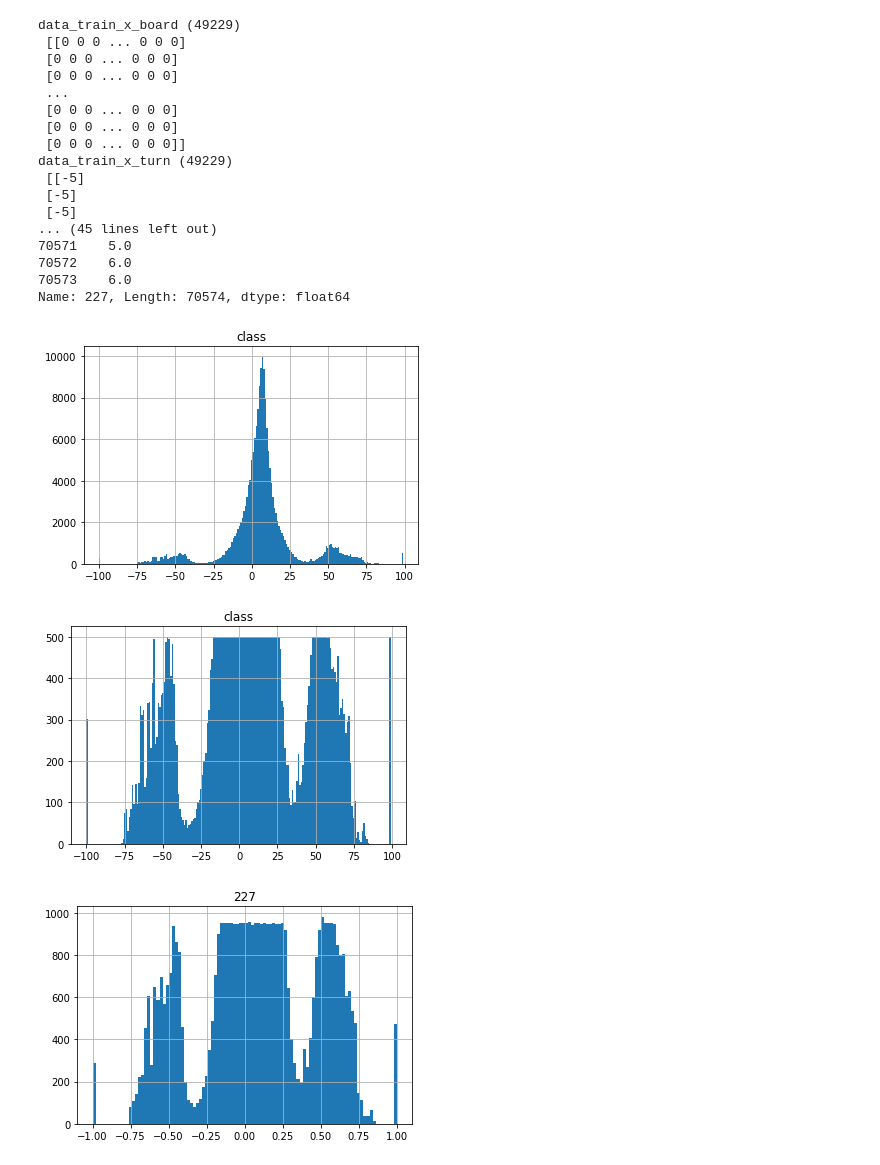
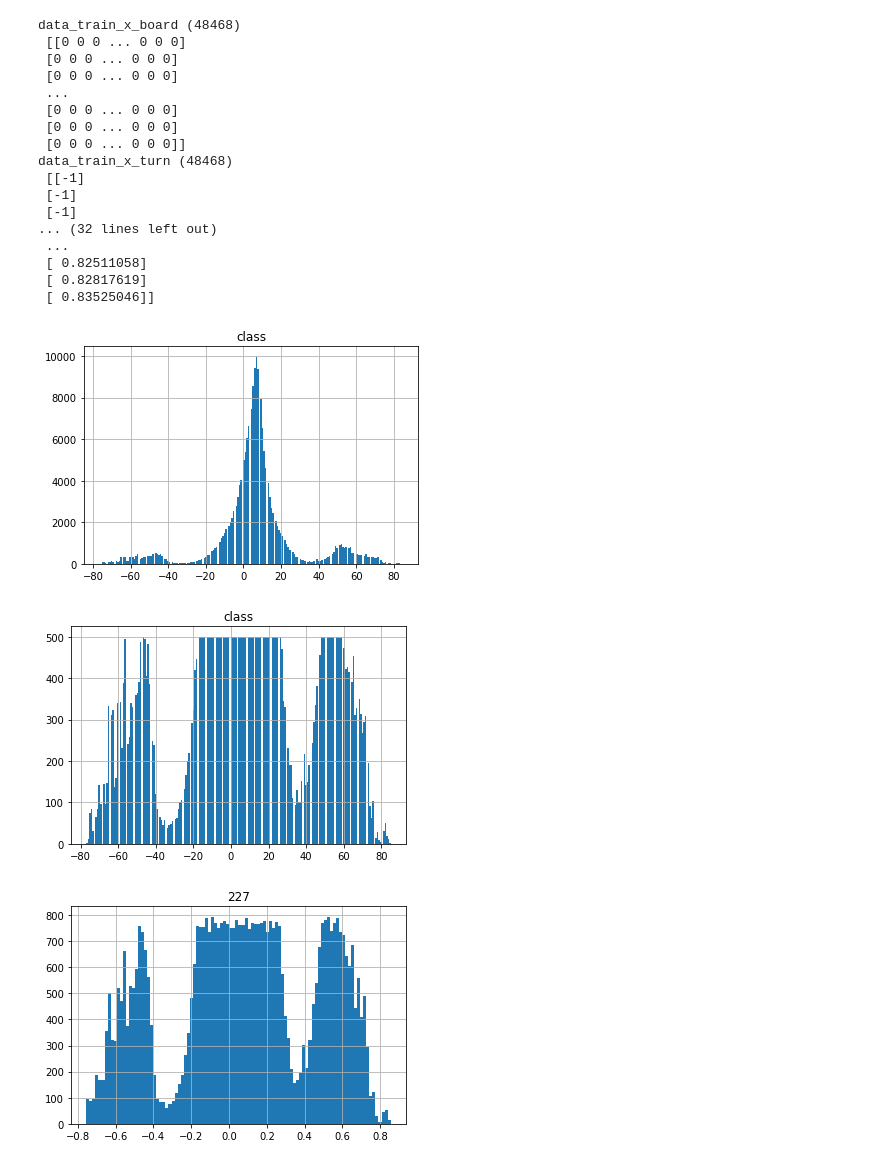
Before and after one commit to akmsprhns-edu/BakD-GomokuTrainer, a Jupyter notebook: PythonScripts/TrainSupervisedV2.ipynb, the cells around one changed output. Drawn from its saved outputs; the diff is of its cells as text; code cells hidden in the pictures.

```diff
--- a/PythonScripts/TrainSupervisedV2.ipynb
+++ b/PythonScripts/TrainSupervisedV2.ipynb
@@ -20,6 +20,7 @@ data_raw = pd.concat([
 input_slice = range(225)
 ##Reverse first player evaluations
 #print("before \n", data_raw[lambda x: x[450] == 1])
+data_raw = data_raw[data_raw[227] != 1].reset_index(drop = True)
 data_raw.loc[lambda x: x[225] == 1,227] = data_raw.loc[lambda x: x[225] == 1,227].apply(lambda x: x*-1)
 #data_raw.loc[lambda x: x[225] == 1,input_slice] = data_raw.loc[lambda x: x[225] == 1,input_slice].apply(lambda x: x*-1)
 #print("after \n", data_raw[lambda x: x[450] == 1])
@@ -36,49 +37,48 @@ data_raw.hist(column="class", bins=200)
 data_train = data_raw[data_raw.index % 20 != 0].reset_index(drop = True)
 data_validation = data_raw[data_raw.index % 20 == 0].reset_index(drop = True)
 
 data_train_x_board = data_train[input_slice].to_numpy()
-data_train_x_turn = data_train[225].to_numpy().reshape((-1,1)) * -2 - 3
+data_train_x_turn = data_train[225].to_numpy().reshape((-1,1)) * -2 + 3
 data_validation_x_board = data_validation[input_slice].to_numpy()
-data_validation_x_turn = data_validation[225].to_numpy().reshape((-1,1)) * -2 - 3
+data_validation_x_turn = data_validation[225].to_numpy().reshape((-1,1)) * -2 + 3
 
 data_train_y = data_train[[227]].to_numpy()
 data_validation_y = data_validation[[227]].to_numpy()
 
 data_train.hist(column=227, bins=100)
 
 
 
 print(f"data_train_x_board ({len(data_train_x_board)}) \n", data_train_x_board)
 print(f"data_train_x_turn ({len(data_train_x_turn)}) \n", data_train_x_turn)
 print(f"data_train_y ({len(data_train_y)}) \n", data_train_y)
 print(f"data_validation_x_board ({len(data_validation_x_board)}) \n", data_validation_x_board)
 print(f"data_validation_x_turn ({len(data_validation_x_turn)}) \n", data_validation_x_turn)
 print(f"data_validation_y ({len(data_validation_y)}) \n", data_validation_y)
-print(f"classes ({len(classes)})) \n", classes)
 
 #print(data_train_x[100])
 #print(data_train_y[100])
 # %% [output]
-data_train_x_board (49229)
+data_train_x_board (48468)
  [[0 0 0 ... 0 0 0]
  [0 0 0 ... 0 0 0]
  [0 0 0 ... 0 0 0]
  ...
  [0 0 0 ... 0 0 0]
  [0 0 0 ... 0 0 0]
  [0 0 0 ... 0 0 0]]
-data_train_x_turn (49229)
- [[-5]
- [-5]
- [-5]
-... (45 lines left out)
-70571    5.0
-70572    6.0
-70573    6.0
-Name: 227, Length: 70574, dtype: float64
+data_train_x_turn (48468)
+ [[-1]
+ [-1]
+ [-1]
+... (32 lines left out)
+ ...
+ [ 0.82511058]
+ [ 0.82817619]
+ [ 0.83525046]]
-[figure, old version]
+[figure, new version]
-[figure, old version]
+[figure, new version]
-[figure, old version]
+[figure, new version]
 # %%
 #importlib.reload(gomokutrainer)
 #from gomokutrainer import create_model
```
Also changed, not shown: parts of 6 cells of this notebook, 9 other files.
